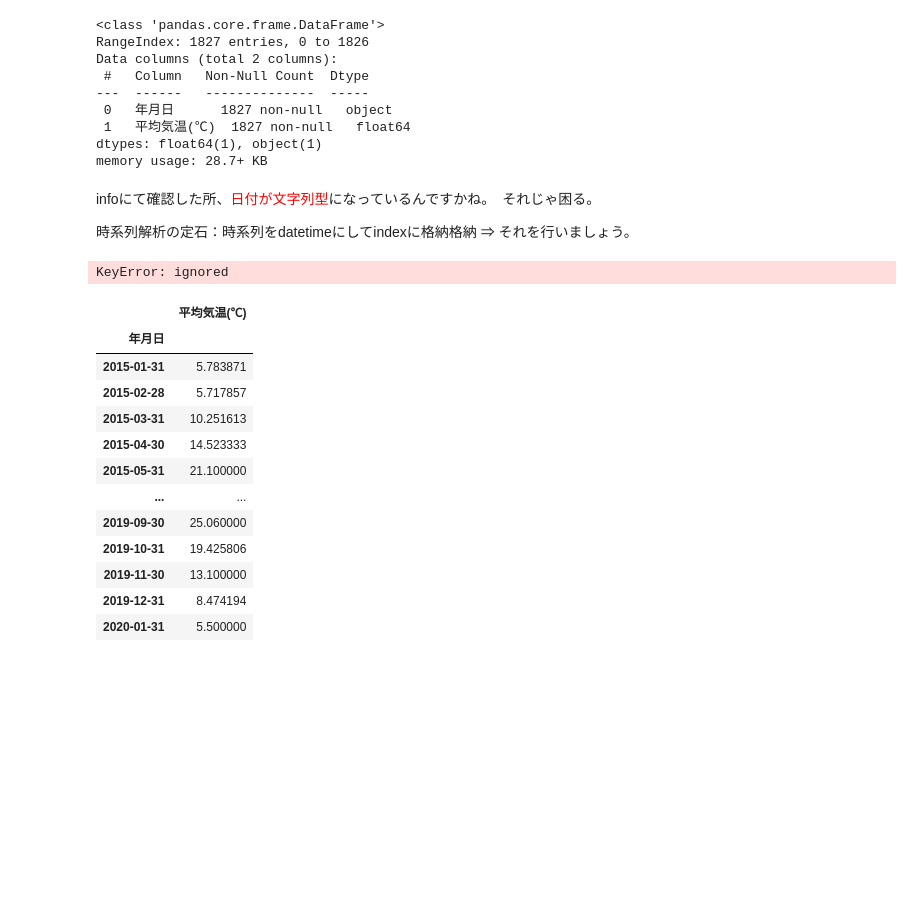
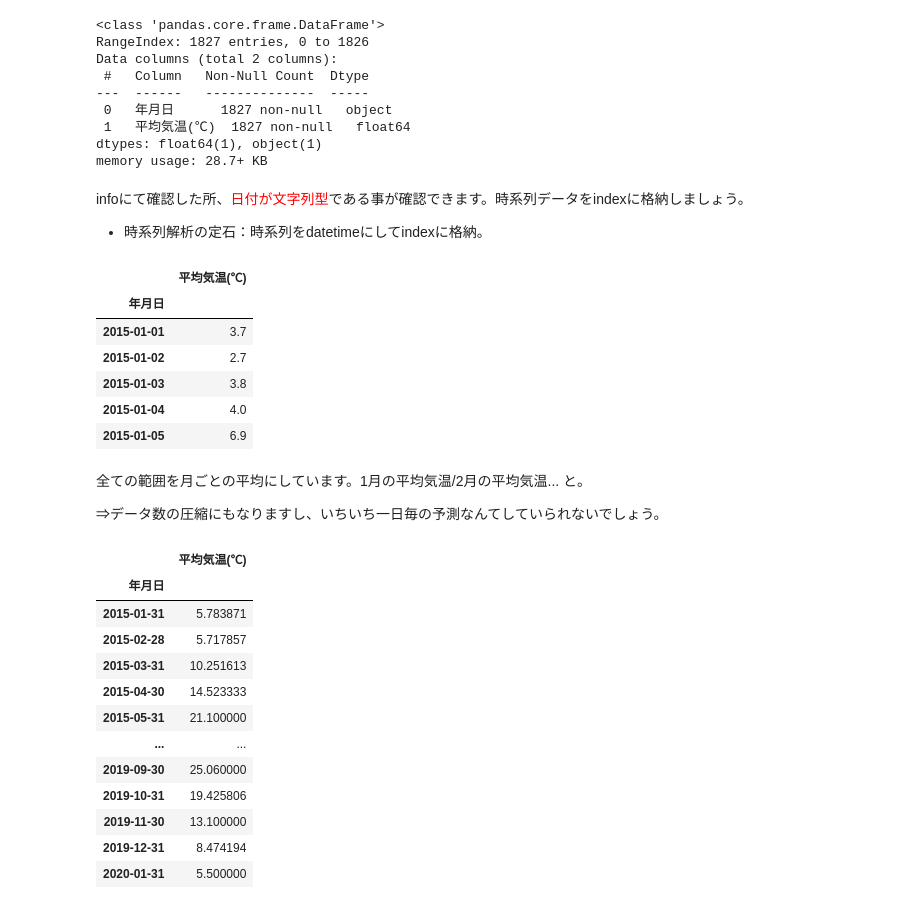
Before and after one commit to Ken-huea/Time-series-analysis, a Jupyter notebook: ARモデルの実装.ipynb, the cells around one changed output. Saved outputs shown, nothing was run; the diff lists cells and outputs as text; code cells hidden in the pictures; blank space fills up the shorter version.

```diff
--- a/ARモデルの実装.ipynb
+++ b/ARモデルの実装.ipynb
@@ -101,15 +90,27 @@ Data columns (total 2 columns):
 dtypes: float64(1), object(1)
 memory usage: 28.7+ KB
 # %% [markdown]
-infoにて確認した所、<font color="red">日付が文字列型</font>になっているんですかね。　それじゃ困る。
+infoにて確認した所、<font color="red">日付が文字列型</font>である事が確認できます。時系列データをindexに格納しましょう。
 
-時系列解析の定石：時系列をdatetimeにしてindexに格納格納 ⇒ それを行いましょう。
+- 時系列解析の定石：時系列をdatetimeにしてindexに格納。
 # %%
-# weather_df["年月日"]をdatetimeに変換した後、indexにぶち込みます。
-# そしたらカラムの["年月日"]はいらないのでドロップしましょう。
+# weather_df["年月日"]をdatetimeに変換した後、indexに格納します。
+# それが完了したらカラムの["年月日"]はいらないのでドロップしましょう。
 weather_df.index = pd.to_datetime(weather_df["年月日"], infer_datetime_format=True)
 weather_df = weather_df.drop(columns = ["年月日"])
-weather_df
+weather_df.head(5)
+
+# 上記のコードはこういうものなんだと割り切って頂ければ。
 # %% [output]
-KeyError: ignored
+|  | 平均気温(℃) |
+| 年月日 |  |
+| 2015-01-01 | 3.7 |
+| 2015-01-02 | 2.7 |
+| 2015-01-03 | 3.8 |
+| 2015-01-04 | 4.0 |
+| 2015-01-05 | 6.9 |
+# %% [markdown]
+全ての範囲を月ごとの平均にしています。1月の平均気温/2月の平均気温... と。
+
+⇒データ数の圧縮にもなりますし、いちいち一日毎の予測なんてしていられないでしょう。
 # %%
```
Also changed, not shown: parts of 15 cells of this notebook.
